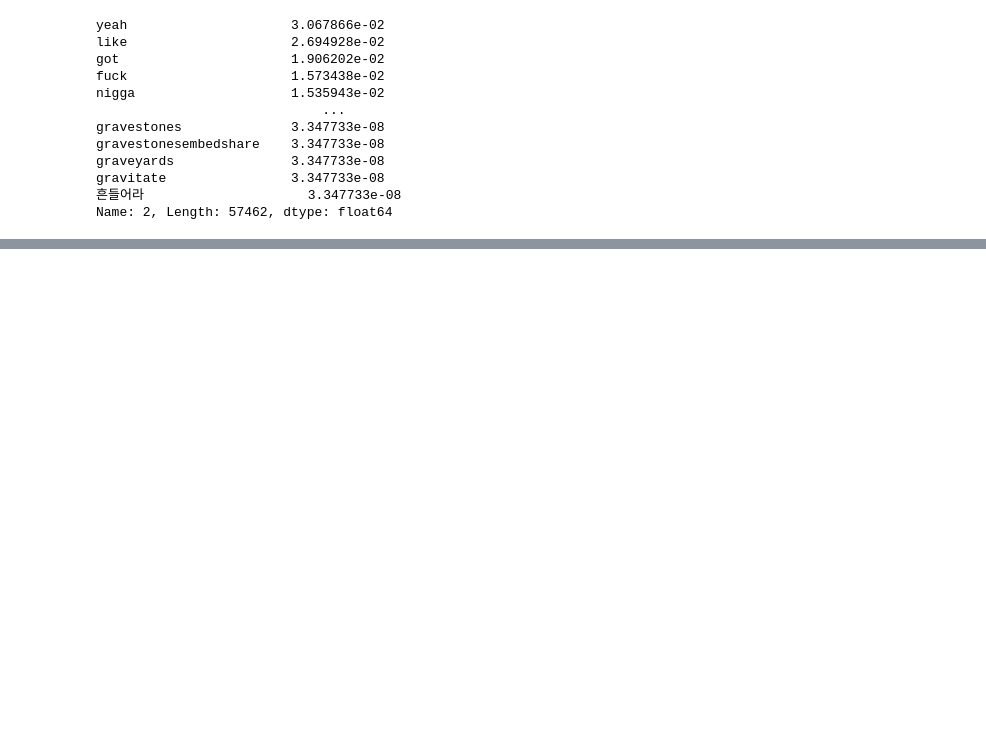
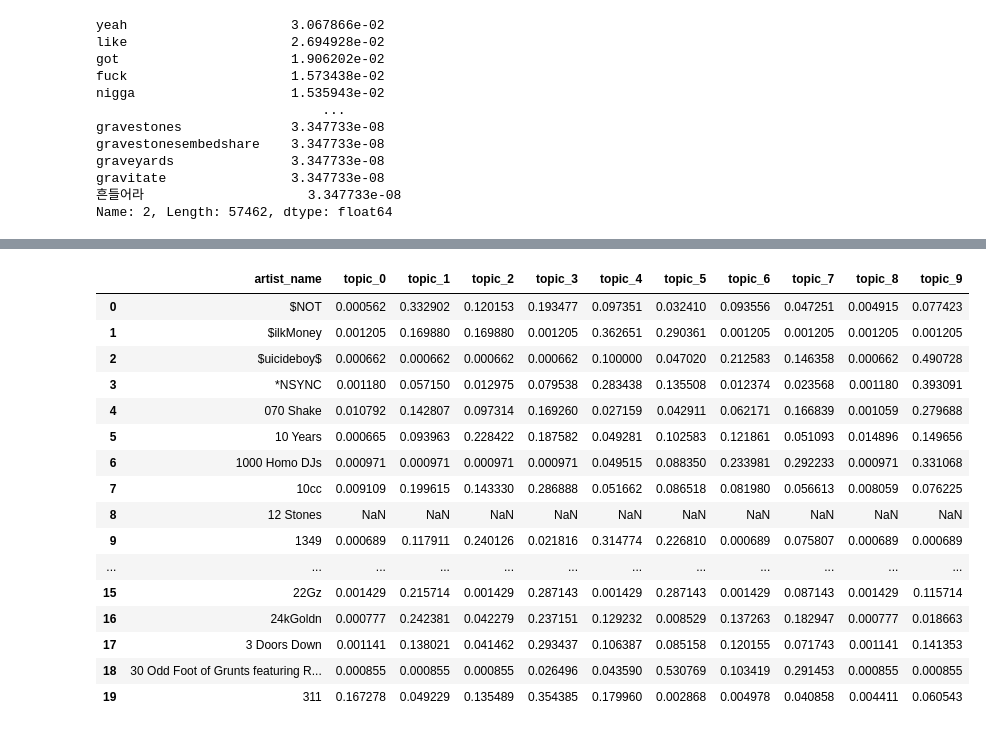
Before and after one commit to zack-tan/music-lyrics-analysis, a Jupyter notebook: Feature2Louis.ipynb, the cells around one changed output, grey strips where cells are left out. Cells and saved outputs as stored; diff of their text form; code cells hidden in the pictures; blank space fills up the shorter version.

```diff
--- a/Feature2Louis.ipynb
+++ b/Feature2Louis.ipynb
@@ -80,6 +77,6 @@ def tokenize_text_stem(raw_text):
     return tokens
 # %%
-vec_words = CountVectorizer(tokenizer = tokenize_text, stop_words = stopwords_nltk, decode_error="ignore")
+vec_words = CountVectorizer(stop_words = stopwords_nltk, decode_error="ignore")
 total_words = vec_words.fit_transform(df_lyrics["lyrics_clean"])
 # %%
 print(total_words.shape)
@@ -216,0 +246,20 @@ Name: 2, Length: 57462, dtype: float64
+# %%
+artists.head(20)
+# %% [output]
+|  | artist_name | topic_0 | topic_1 | topic_2 | topic_3 | topic_4 | topic_5 | topic_6 | topic_7 | topic_8 | topic_9 |
+| 0 | $NOT | 0.000562 | 0.332902 | 0.120153 | 0.193477 | 0.097351 | 0.032410 | 0.093556 | 0.047251 | 0.004915 | 0.077423 |
+| 1 | $ilkMoney | 0.001205 | 0.169880 | 0.169880 | 0.001205 | 0.362651 | 0.290361 | 0.001205 | 0.001205 | 0.001205 | 0.001205 |
+| 2 | $uicideboy$ | 0.000662 | 0.000662 | 0.000662 | 0.000662 | 0.100000 | 0.047020 | 0.212583 | 0.146358 | 0.000662 | 0.490728 |
+| 3 | *NSYNC | 0.001180 | 0.057150 | 0.012975 | 0.079538 | 0.283438 | 0.135508 | 0.012374 | 0.023568 | 0.001180 | 0.393091 |
+| 4 | 070 Shake | 0.010792 | 0.142807 | 0.097314 | 0.169260 | 0.027159 | 0.042911 | 0.062171 | 0.166839 | 0.001059 | 0.279688 |
+| 5 | 10 Years | 0.000665 | 0.093963 | 0.228422 | 0.187582 | 0.049281 | 0.102583 | 0.121861 | 0.051093 | 0.014896 | 0.149656 |
+| 6 | 1000 Homo DJs | 0.000971 | 0.000971 | 0.000971 | 0.000971 | 0.049515 | 0.088350 | 0.233981 | 0.292233 | 0.000971 | 0.331068 |
+| 7 | 10cc | 0.009109 | 0.199615 | 0.143330 | 0.286888 | 0.051662 | 0.086518 | 0.081980 | 0.056613 | 0.008059 | 0.076225 |
+| 8 | 12 Stones | NaN | NaN | NaN | NaN | NaN | NaN | NaN | NaN | NaN | NaN |
+| 9 | 1349 | 0.000689 | 0.117911 | 0.240126 | 0.021816 | 0.314774 | 0.226810 | 0.000689 | 0.075807 | 0.000689 | 0.000689 |
+| ... | ... | ... | ... | ... | ... | ... | ... | ... | ... | ... | ... |
+| 15 | 22Gz | 0.001429 | 0.215714 | 0.001429 | 0.287143 | 0.001429 | 0.287143 | 0.001429 | 0.087143 | 0.001429 | 0.115714 |
+| 16 | 24kGoldn | 0.000777 | 0.242381 | 0.042279 | 0.237151 | 0.129232 | 0.008529 | 0.137263 | 0.182947 | 0.000777 | 0.018663 |
+| 17 | 3 Doors Down | 0.001141 | 0.138021 | 0.041462 | 0.293437 | 0.106387 | 0.085158 | 0.120155 | 0.071743 | 0.001141 | 0.141353 |
+| 18 | 30 Odd Foot of Grunts featuring R... | 0.000855 | 0.000855 | 0.000855 | 0.026496 | 0.043590 | 0.530769 | 0.103419 | 0.291453 | 0.000855 | 0.000855 |
+| 19 | 311 | 0.167278 | 0.049229 | 0.135489 | 0.354385 | 0.179960 | 0.002868 | 0.004978 | 0.040858 | 0.004411 | 0.060543 |
```
Also changed, not shown: parts of 5 cells of this notebook.
